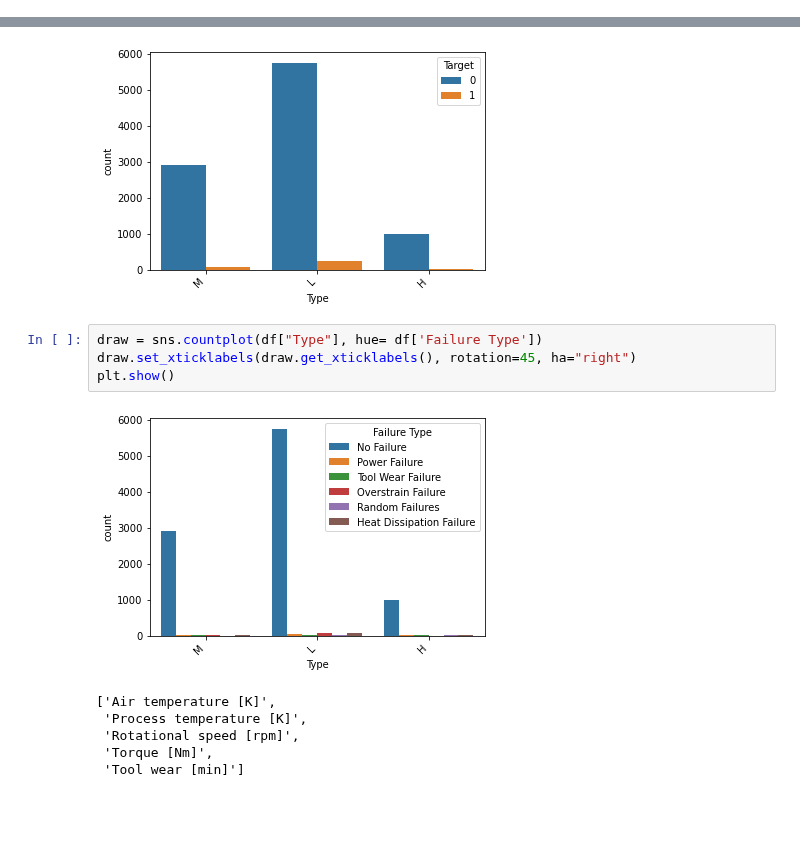
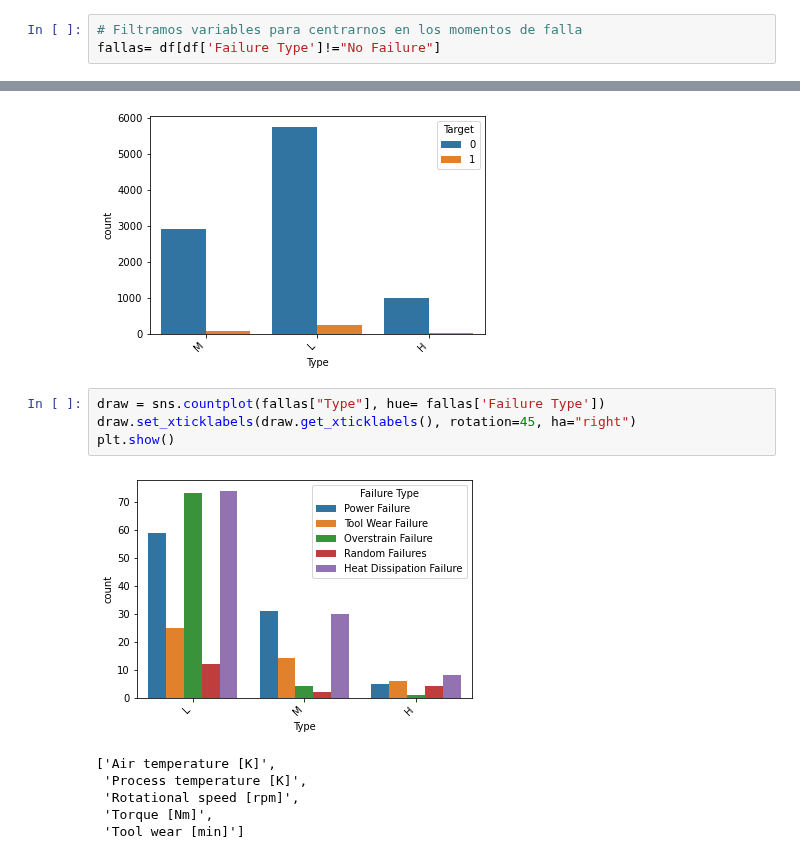
Before and after one commit to maxi879/proyecto_final_coder, a Jupyter notebook: Analisis.ipynb, the cells around one changed output, grey strips where cells are left out. Drawn from its saved outputs; the diff is of its cells as text; blank space fills up the shorter version.

```diff
--- a/Analisis.ipynb
+++ b/Analisis.ipynb
@@ -208,0 +189,3 @@ Name: Failure Type, Length: 10000, dtype: int64
+# %%
+# Filtramos variables para centrarnos en los momentos de falla
+fallas= df[df['Failure Type']!="No Failure"]
@@ -213,11 +201,11 @@ plt.show()
 # %% [output]
 [figure]
 # %%
-draw = sns.countplot(df["Type"], hue= df['Failure Type'])
+draw = sns.countplot(fallas["Type"], hue= fallas['Failure Type'])
 draw.set_xticklabels(draw.get_xticklabels(), rotation=45, ha="right")
 plt.show()
 # %% [output]
-[figure, old version]
+[figure, new version]
 # %%
 # %% [output]
 ['Air temperature [K]',
```
Also changed, not shown: parts of 8 cells of this notebook.
